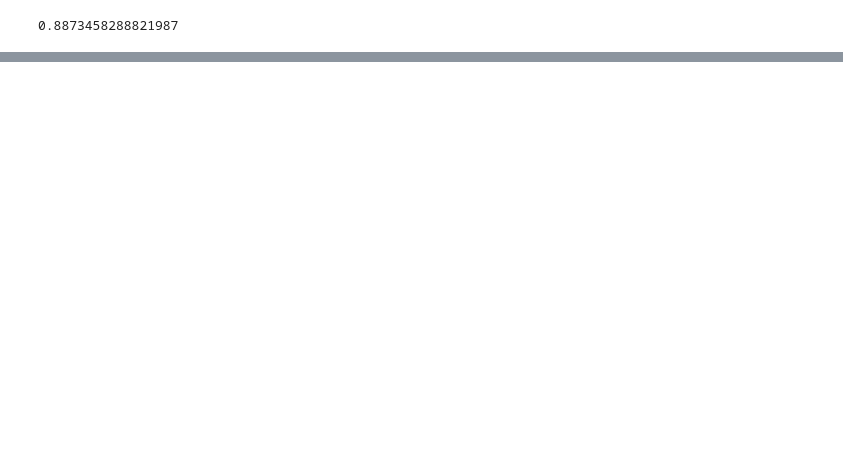
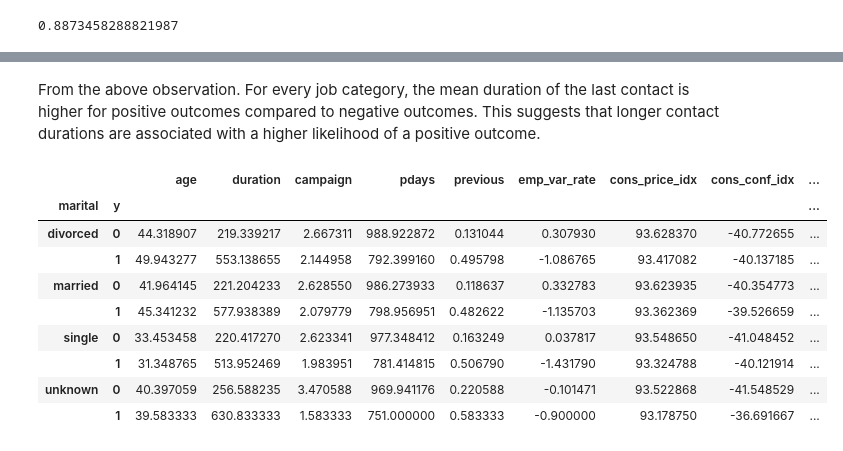
Before and after one commit to Eric-MK/Logistic_regression-, a Jupyter notebook: notebook.ipynb, the cells around one changed output, grey strips where cells are left out. Cells and saved outputs as stored; diff of their text form; code cells hidden in the pictures; blank space fills up the shorter version.

```diff
--- a/notebook.ipynb
+++ b/notebook.ipynb
@@ -98,0 +141,15 @@ df[df['y']==0].shape[0]/df.shape[0]
+# %% [markdown]
+From the above observation. For every job category, the mean duration of the last contact is higher for positive outcomes compared to negative outcomes. This suggests that longer contact durations are associated with a higher likelihood of a positive outcome.
+# %%
+df.groupby(['marital','y']).mean(numeric_only=True)
+# %% [output]
+|  |  | age | duration | campaign | pdays | previous | emp_var_rate | cons_price_idx | cons_conf_idx | ... |
+| marital | y |  |  |  |  |  |  |  |  | ... |
+| divorced | 0 | 44.318907 | 219.339217 | 2.667311 | 988.922872 | 0.131044 | 0.307930 | 93.628370 | -40.772655 | ... |
+|  | 1 | 49.943277 | 553.138655 | 2.144958 | 792.399160 | 0.495798 | -1.086765 | 93.417082 | -40.137185 | ... |
+| married | 0 | 41.964145 | 221.204233 | 2.628550 | 986.273933 | 0.118637 | 0.332783 | 93.623935 | -40.354773 | ... |
+|  | 1 | 45.341232 | 577.938389 | 2.079779 | 798.956951 | 0.482622 | -1.135703 | 93.362369 | -39.526659 | ... |
+| single | 0 | 33.453458 | 220.417270 | 2.623341 | 977.348412 | 0.163249 | 0.037817 | 93.548650 | -41.048452 | ... |
+|  | 1 | 31.348765 | 513.952469 | 1.983951 | 781.414815 | 0.506790 | -1.431790 | 93.324788 | -40.121914 | ... |
+| unknown | 0 | 40.397059 | 256.588235 | 3.470588 | 969.941176 | 0.220588 | -0.101471 | 93.522868 | -41.548529 | ... |
+|  | 1 | 39.583333 | 630.833333 | 1.583333 | 751.000000 | 0.583333 | -0.900000 | 93.178750 | -36.691667 | ... |
```
Also changed, not shown: parts of 7 cells of this notebook.
